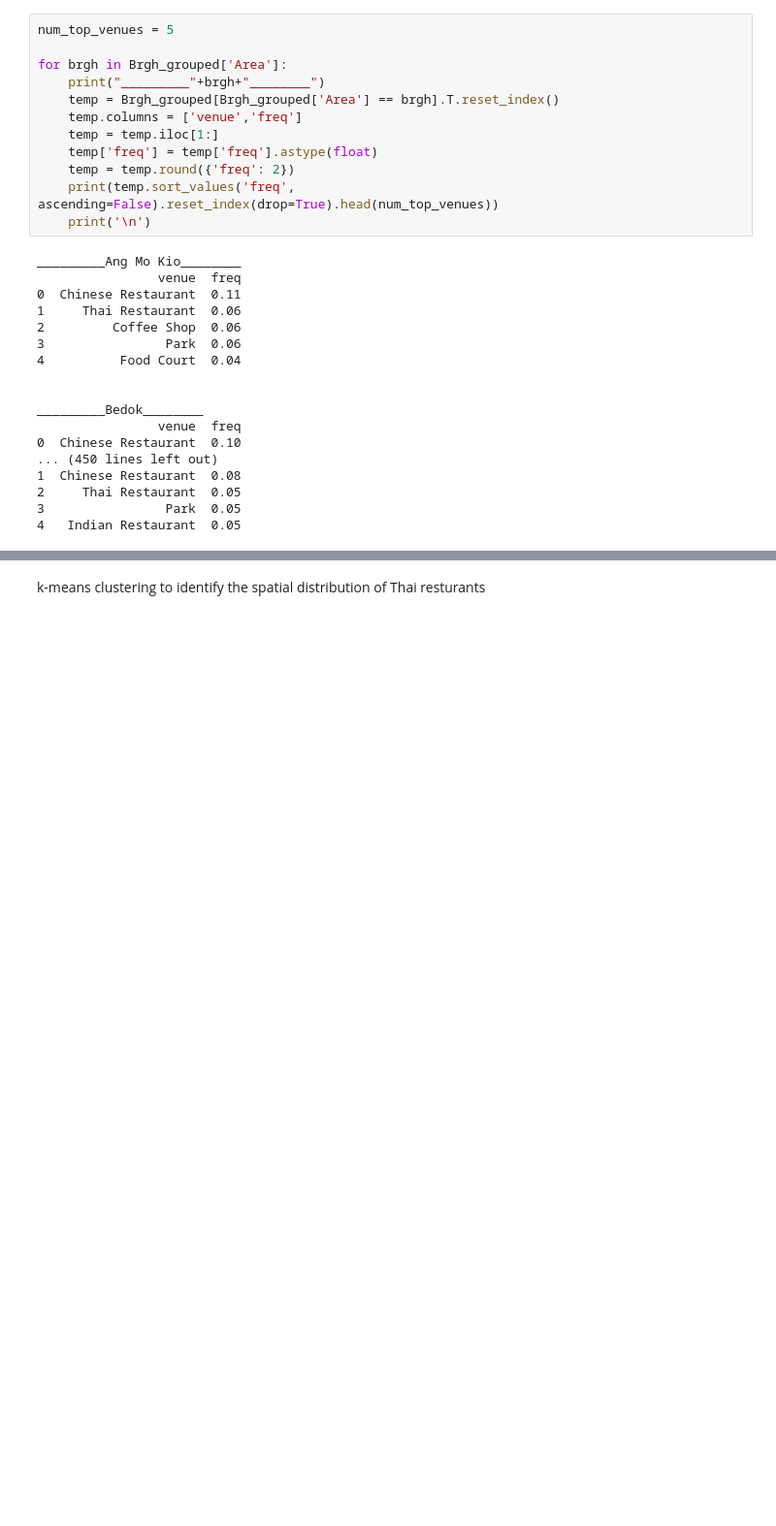
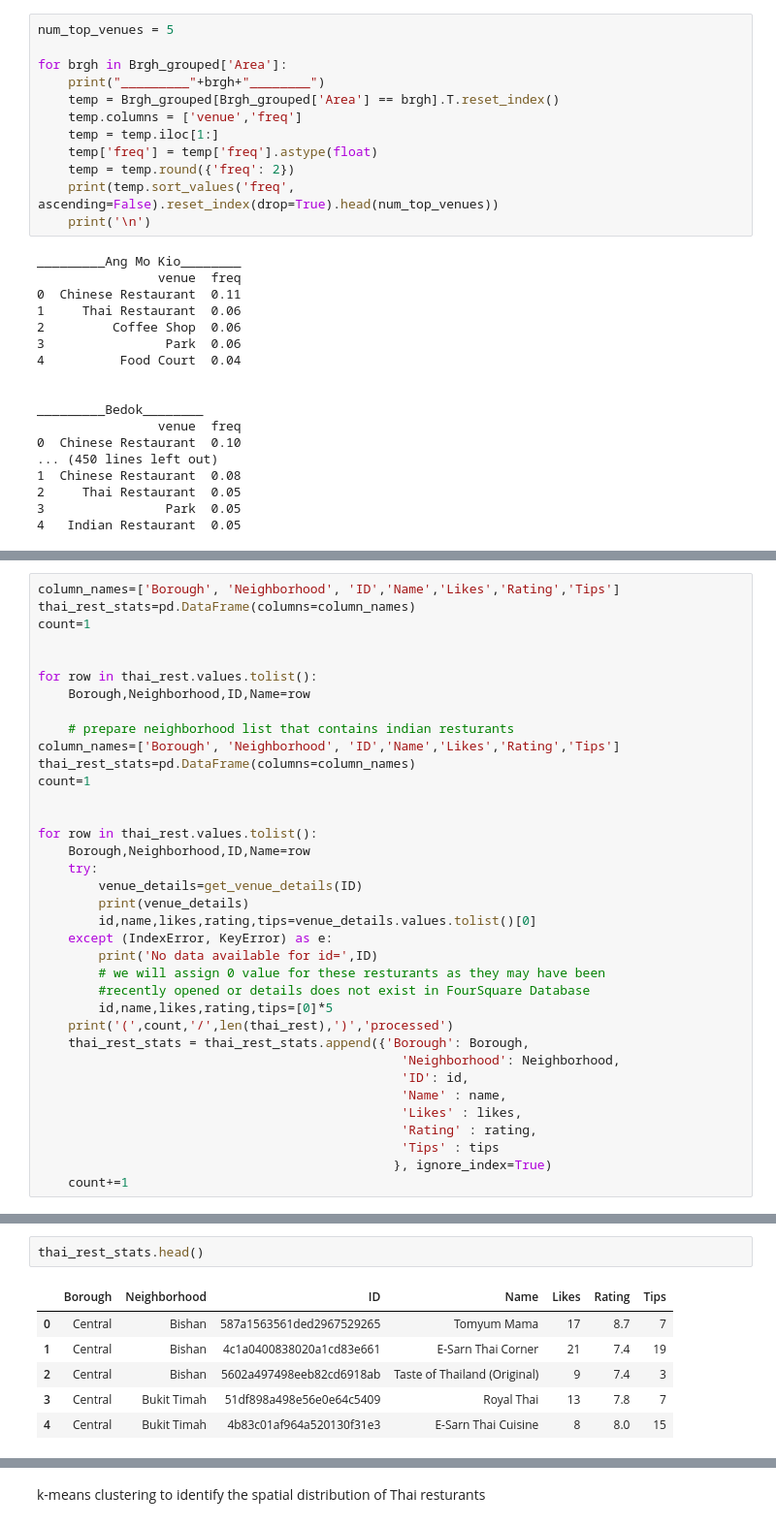
Before and after one commit to Jojo666/Coursera_Capstone, a Jupyter notebook: 2Singapore_thai_f.ipynb, the cells around one changed output, grey strips where cells are left out. Shown at 97% size. Cells and saved outputs as stored; diff of their text form; blank space fills up the shorter version.

```diff
--- a/2Singapore_thai_f.ipynb
+++ b/2Singapore_thai_f.ipynb
@@ -629,0 +839,36 @@ brgh_venues_sorted.head(8)
+# %%
+column_names=['Borough', 'Neighborhood', 'ID','Name','Likes','Rating','Tips']
+thai_rest_stats=pd.DataFrame(columns=column_names)
+count=1
+
+
+for row in thai_rest.values.tolist():
+    Borough,Neighborhood,ID,Name=row
+
+    # prepare neighborhood list that contains indian resturants
+column_names=['Borough', 'Neighborhood', 'ID','Name','Likes','Rating','Tips']
+thai_rest_stats=pd.DataFrame(columns=column_names)
+count=1
+
+
+for row in thai_rest.values.tolist():
+    Borough,Neighborhood,ID,Name=row
+    try:
+        venue_details=get_venue_details(ID)
+        print(venue_details)
+        id,name,likes,rating,tips=venue_details.values.tolist()[0]
+    except (IndexError, KeyError) as e:
+        print('No data available for id=',ID)
+        # we will assign 0 value for these resturants as they may have been
+        #recently opened or details does not exist in FourSquare Database
+        id,name,likes,rating,tips=[0]*5
+    print('(',count,'/',len(thai_rest),')','processed')
+    thai_rest_stats = thai_rest_stats.append({'Borough': Borough,
+                                                'Neighborhood': Neighborhood,
+                                                'ID': id,
+                                                'Name' : name,
+                                                'Likes' : likes,
+                                                'Rating' : rating,
+                                                'Tips' : tips
+                                               }, ignore_index=True)
+    count+=1
@@ -629,0 +893,9 @@ brgh_venues_sorted.head(8)
+# %%
+thai_rest_stats.head()
+# %% [output]
+|  | Borough | Neighborhood | ID | Name | Likes | Rating | Tips |
+| 0 | Central | Bishan | 587a1563561ded2967529265 | Tomyum Mama | 17 | 8.7 | 7 |
+| 1 | Central | Bishan | 4c1a0400838020a1cd83e661 | E-Sarn Thai Corner | 21 | 7.4 | 19 |
+| 2 | Central | Bishan | 5602a497498eeb82cd6918ab | Taste of Thailand (Original) | 9 | 7.4 | 3 |
+| 3 | Central | Bukit Timah | 51df898a498e56e0e64c5409 | Royal Thai | 13 | 7.8 | 7 |
+| 4 | Central | Bukit Timah | 4b83c01af964a520130f31e3 | E-Sarn Thai Cuisine | 8 | 8.0 | 15 |
```
Also changed, not shown: parts of 24 cells of this notebook.
